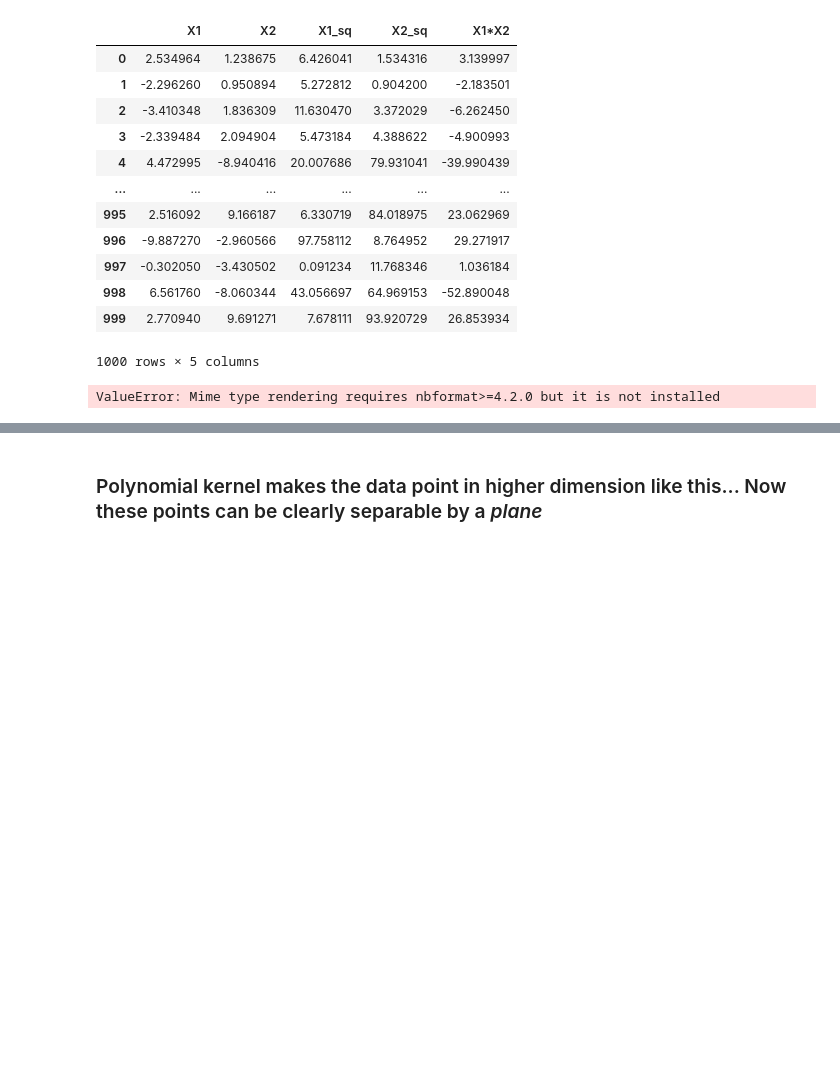
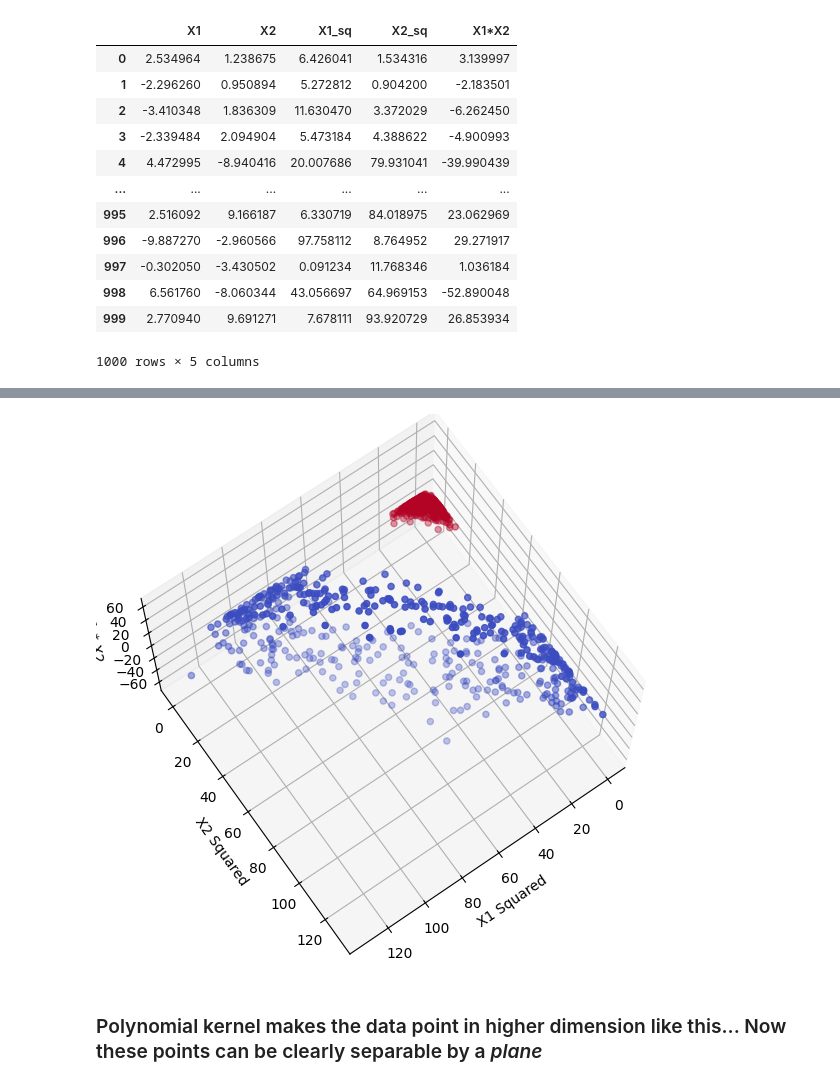
Before and after one commit to shivam-paul-19/Machine-learning, a Jupyter notebook: Supervised learning/Support Vector Machines/kernel.ipynb, the cells around one changed output, grey strips where cells are left out. Cells and saved outputs as stored; diff of their text form; code cells hidden in the pictures; blank space fills up the shorter version.

```diff
--- a/Supervised learning/Support Vector Machines/kernel.ipynb
+++ b/Supervised learning/Support Vector Machines/kernel.ipynb
@@ -82,10 +82,17 @@ X
 | 999 | 2.770940 | 9.691271 | 7.678111 | 93.920729 | 26.853934 |
 1000 rows × 5 columns
 # %%
-import plotly.express as px
+import matplotlib.pyplot as plt
 
-px.scatter_3d(X, x='X1_sq', y='X2_sq', z='X1*X2', color=y)
+fig = plt.figure(figsize=(10, 7))
+ax = fig.add_subplot(111, projection='3d')
 
-# Ignore the error!
+# Assuming your features are in df
+ax.scatter(X['X1_sq'], X['X2_sq'], X['X1*X2'], c=y, cmap='coolwarm')
+ax.view_init(elev=70, azim=55)
+
+ax.set_xlabel('X1 Squared')
+ax.set_ylabel('X2 Squared')
+ax.set_zlabel('X1 * X2')
+plt.show()
 # %% [output]
-ValueError: Mime type rendering requires nbformat>=4.2.0 but it is not installed
@@ -93,3 +99,4 @@ ValueError: Mime type rendering requires nbformat>=4.2.0 but it is not installed
+[figure, added]
 # %% [markdown]
 ### Polynomial kernel makes the data point in higher dimension like this... Now these points can be clearly separable by a *plane*
 # %%
```
Also changed, not shown: parts of 1 cell of this notebook, 1 other file.
